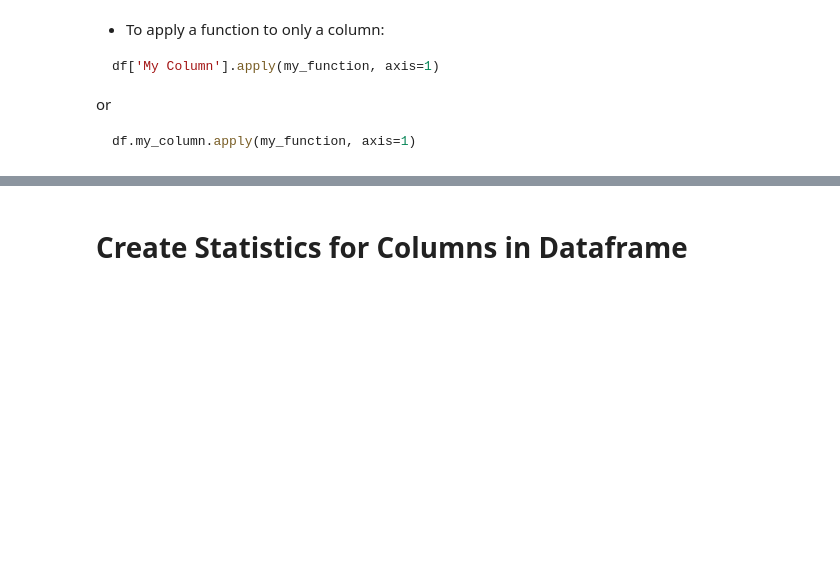
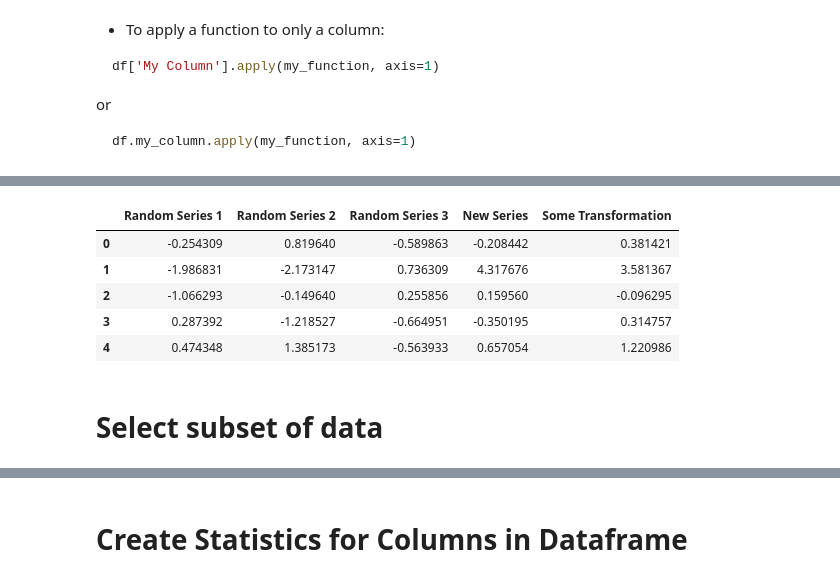
Before and after one commit to SMU-Econ-Growth/EconGrowthUG-Deepnote-Notebooks, a Jupyter notebook: deepnote/1_Introduction_to_Data_Analysis_with_Pandas/Intro-Data-Analysis-Pandas.ipynb, the cells around one changed output, grey strips where cells are left out. Drawn from its saved outputs; the diff is of its cells as text; code cells hidden in the pictures; blank space fills up the shorter version.

```diff
--- a/deepnote/1_Introduction_to_Data_Analysis_with_Pandas/Intro-Data-Analysis-Pandas.ipynb
+++ b/deepnote/1_Introduction_to_Data_Analysis_with_Pandas/Intro-Data-Analysis-Pandas.ipynb
@@ -259,0 +332,12 @@ df.my_column.apply(my_function, axis=1)
+# %%
+random_data['Some Transformation'] = random_data.apply(lambda x: x['New Series'] - x['Random Series 3'], axis=1)
+random_data
+# %% [output]
+|  | Random Series 1 | Random Series 2 | Random Series 3 | New Series | Some Transformation |
+| 0 | -0.254309 | 0.819640 | -0.589863 | -0.208442 | 0.381421 |
+| 1 | -1.986831 | -2.173147 | 0.736309 | 4.317676 | 3.581367 |
+| 2 | -1.066293 | -0.149640 | 0.255856 | 0.159560 | -0.096295 |
+| 3 | 0.287392 | -1.218527 | -0.664951 | -0.350195 | 0.314757 |
+| 4 | 0.474348 | 1.385173 | -0.563933 | 0.657054 | 1.220986 |
+# %% [markdown]
+# Select subset of data
```
Also changed, not shown: parts of 97 cells of this notebook, 2 other files.
